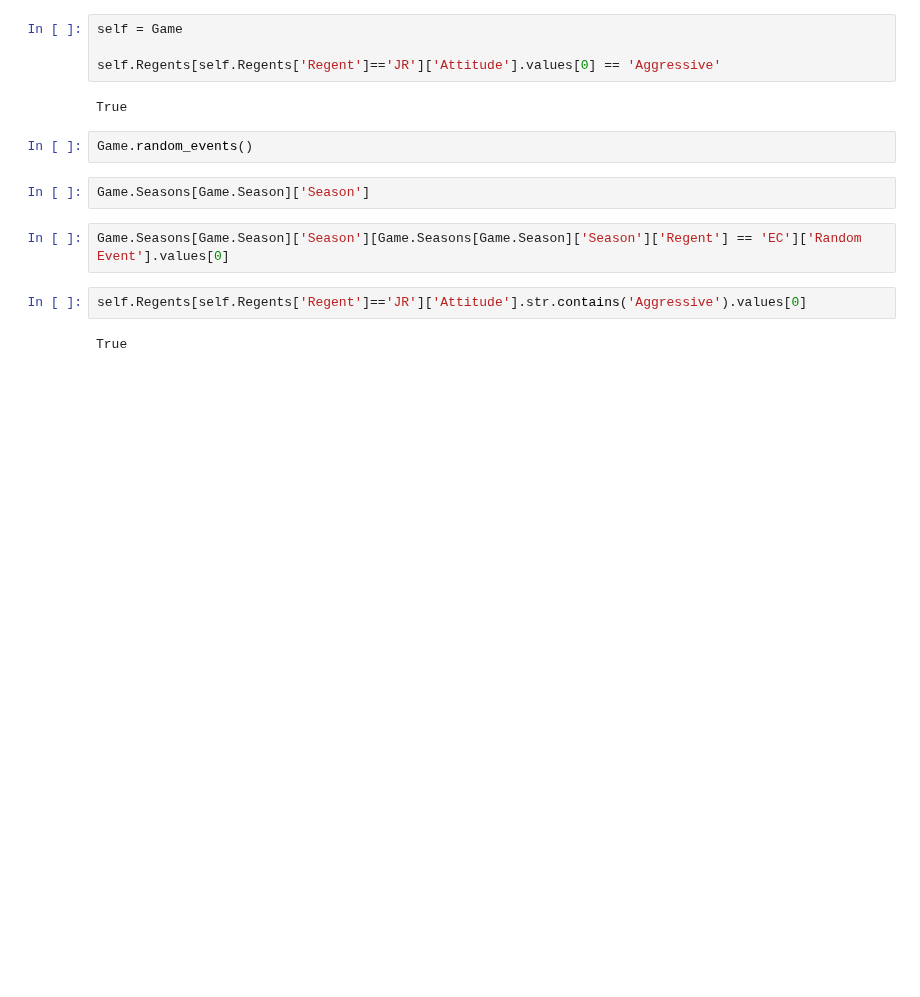
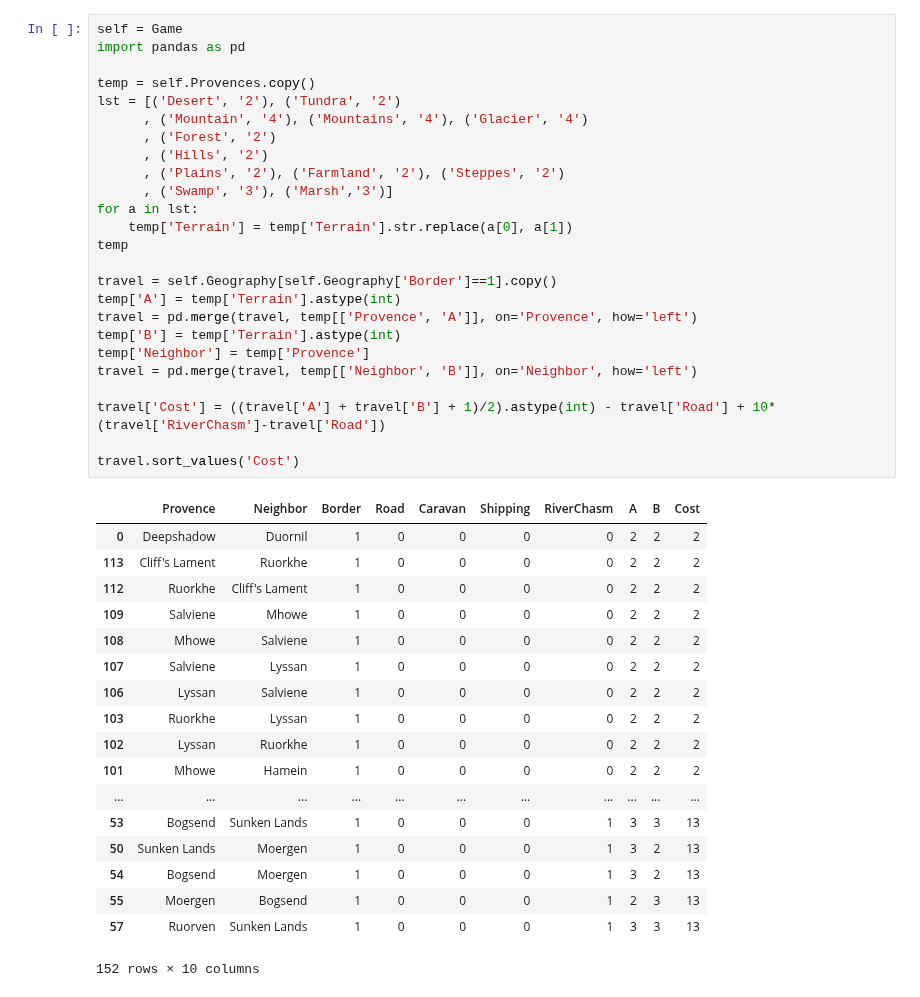
Before and after one commit to NeverForged/Regency, a Jupyter notebook: Code Testing.ipynb, the cells around one changed output. Saved outputs shown, nothing was run; the diff lists cells and outputs as text; blank space fills up the shorter version.

```diff
--- a/Code Testing.ipynb
+++ b/Code Testing.ipynb
@@ -52,16 +40,44 @@ ValueError: The truth value of a Series is ambiguous. Use a.empty, a.bool(), a.i
-# %%
-self = Game
-
-self.Regents[self.Regents['Regent']=='JR']['Attitude'].values[0] == 'Aggressive'
-# %% [output]
-True
-# %%
-Game.random_events()
-# %%
-Game.Seasons[Game.Season]['Season']
-# %%
-Game.Seasons[Game.Season]['Season'][Game.Seasons[Game.Season]['Season']['Regent'] == 'EC']['Random Event'].values[0]
-# %%
-self.Regents[self.Regents['Regent']=='JR']['Attitude'].str.contains('Aggressive').values[0]
-# %% [output]
-True
+# %%
+self = Game
+import pandas as pd
+
+temp = self.Provences.copy()
+lst = [('Desert', '2'), ('Tundra', '2')
+      , ('Mountain', '4'), ('Mountains', '4'), ('Glacier', '4')
+      , ('Forest', '2')
+      , ('Hills', '2')
+      , ('Plains', '2'), ('Farmland', '2'), ('Steppes', '2')
+      , ('Swamp', '3'), ('Marsh','3')]
+for a in lst:
+    temp['Terrain'] = temp['Terrain'].str.replace(a[0], a[1])
+temp
+
+travel = self.Geography[self.Geography['Border']==1].copy()
+temp['A'] = temp['Terrain'].astype(int)
+travel = pd.merge(travel, temp[['Provence', 'A']], on='Provence', how='left')
+temp['B'] = temp['Terrain'].astype(int)
+temp['Neighbor'] = temp['Provence']
+travel = pd.merge(travel, temp[['Neighbor', 'B']], on='Neighbor', how='left')
+
+travel['Cost'] = ((travel['A'] + travel['B'] + 1)/2).astype(int) - travel['Road'] + 10*(travel['RiverChasm']-travel['Road'])
+
+travel.sort_values('Cost')
+# %% [output]
+|  | Provence | Neighbor | Border | Road | Caravan | Shipping | RiverChasm | A | B | Cost |
+| 0 | Deepshadow | Duornil | 1 | 0 | 0 | 0 | 0 | 2 | 2 | 2 |
+| 113 | Cliff's Lament | Ruorkhe | 1 | 0 | 0 | 0 | 0 | 2 | 2 | 2 |
+| 112 | Ruorkhe | Cliff's Lament | 1 | 0 | 0 | 0 | 0 | 2 | 2 | 2 |
+| 109 | Salviene | Mhowe | 1 | 0 | 0 | 0 | 0 | 2 | 2 | 2 |
+| 108 | Mhowe | Salviene | 1 | 0 | 0 | 0 | 0 | 2 | 2 | 2 |
+| 107 | Salviene | Lyssan | 1 | 0 | 0 | 0 | 0 | 2 | 2 | 2 |
+| 106 | Lyssan | Salviene | 1 | 0 | 0 | 0 | 0 | 2 | 2 | 2 |
+| 103 | Ruorkhe | Lyssan | 1 | 0 | 0 | 0 | 0 | 2 | 2 | 2 |
+| 102 | Lyssan | Ruorkhe | 1 | 0 | 0 | 0 | 0 | 2 | 2 | 2 |
+| 101 | Mhowe | Hamein | 1 | 0 | 0 | 0 | 0 | 2 | 2 | 2 |
+| ... | ... | ... | ... | ... | ... | ... | ... | ... | ... | ... |
+| 53 | Bogsend | Sunken Lands | 1 | 0 | 0 | 0 | 1 | 3 | 3 | 13 |
+| 50 | Sunken Lands | Moergen | 1 | 0 | 0 | 0 | 1 | 3 | 2 | 13 |
+| 54 | Bogsend | Moergen | 1 | 0 | 0 | 0 | 1 | 3 | 2 | 13 |
+| 55 | Moergen | Bogsend | 1 | 0 | 0 | 0 | 1 | 2 | 3 | 13 |
+| 57 | Ruorven | Sunken Lands | 1 | 0 | 0 | 0 | 1 | 3 | 3 | 13 |
+152 rows × 10 columns
```
Also changed, not shown: parts of 2 cells of this notebook.
